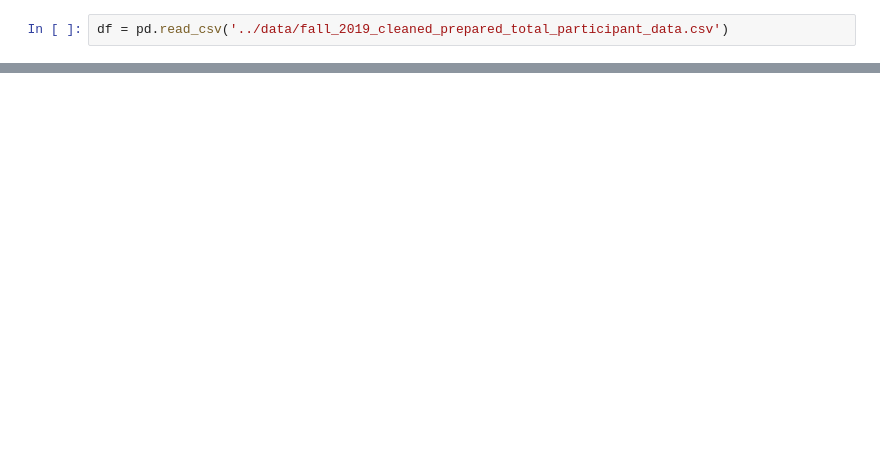
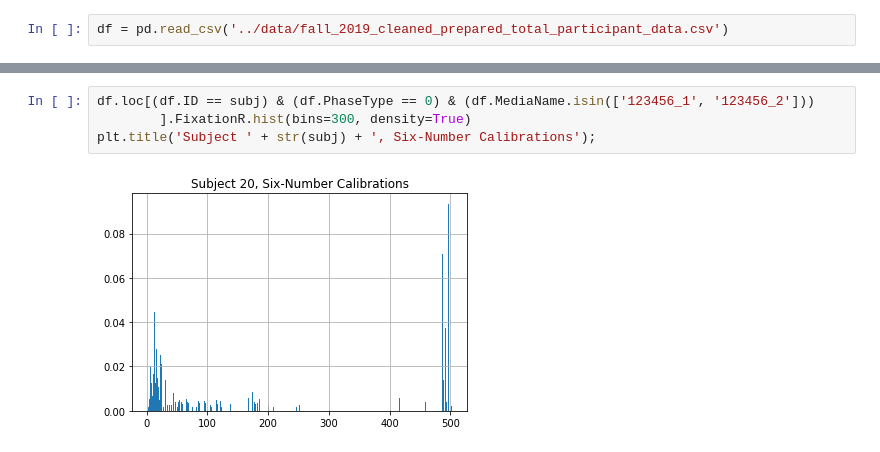
Before and after one commit to jessebmurray/eyetracking2, a Jupyter notebook: science_fall_2019.ipynb, the cells around one changed output, grey strips where cells are left out. Drawn from its saved outputs; the diff is of its cells as text; blank space fills up the shorter version.

```diff
--- a/science_fall_2019.ipynb
+++ b/science_fall_2019.ipynb
@@ -22,0 +72,6 @@ df
+# %%
+df.loc[(df.ID == subj) & (df.PhaseType == 0) & (df.MediaName.isin(['123456_1', '123456_2']))
+        ].FixationR.hist(bins=300, density=True)
+plt.title('Subject ' + str(subj) + ', Six-Number Calibrations');
+# %% [output]
+[figure, added]
```
Also changed, not shown: parts of 45 cells of this notebook, 1 other file.
